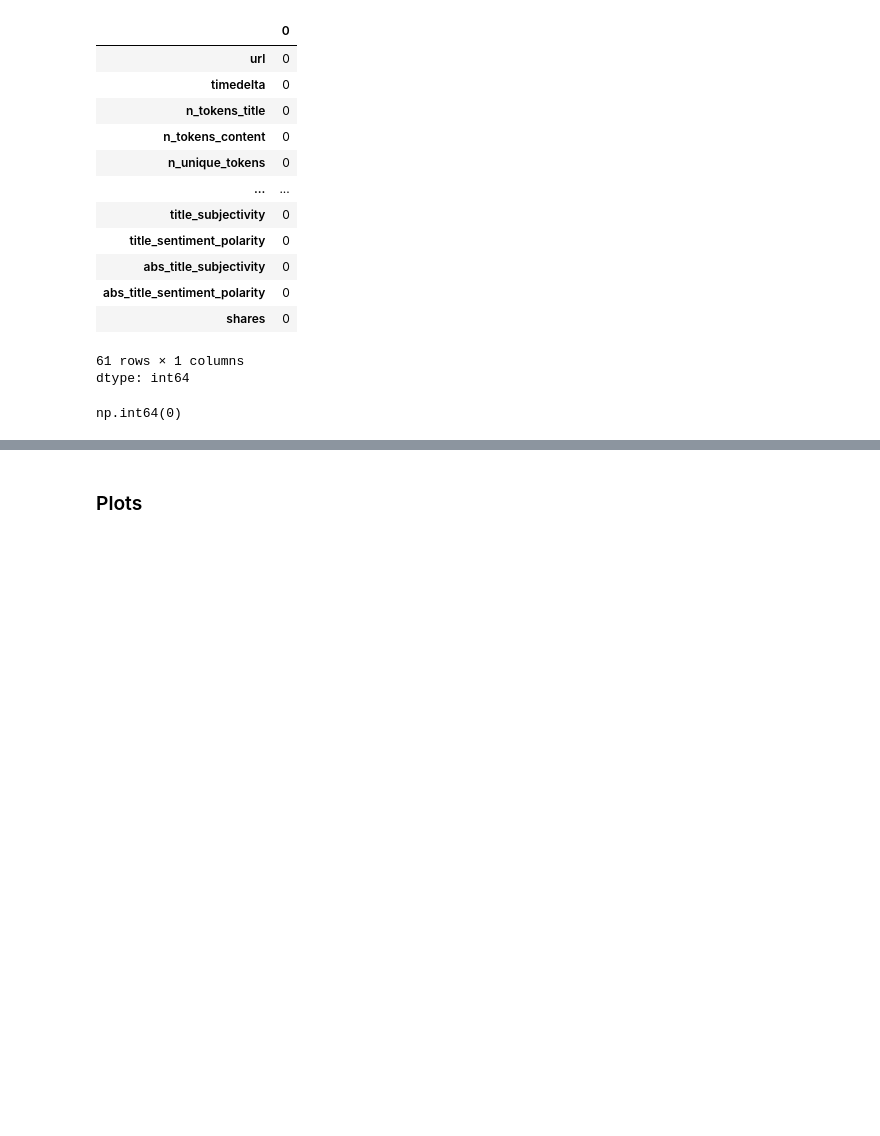
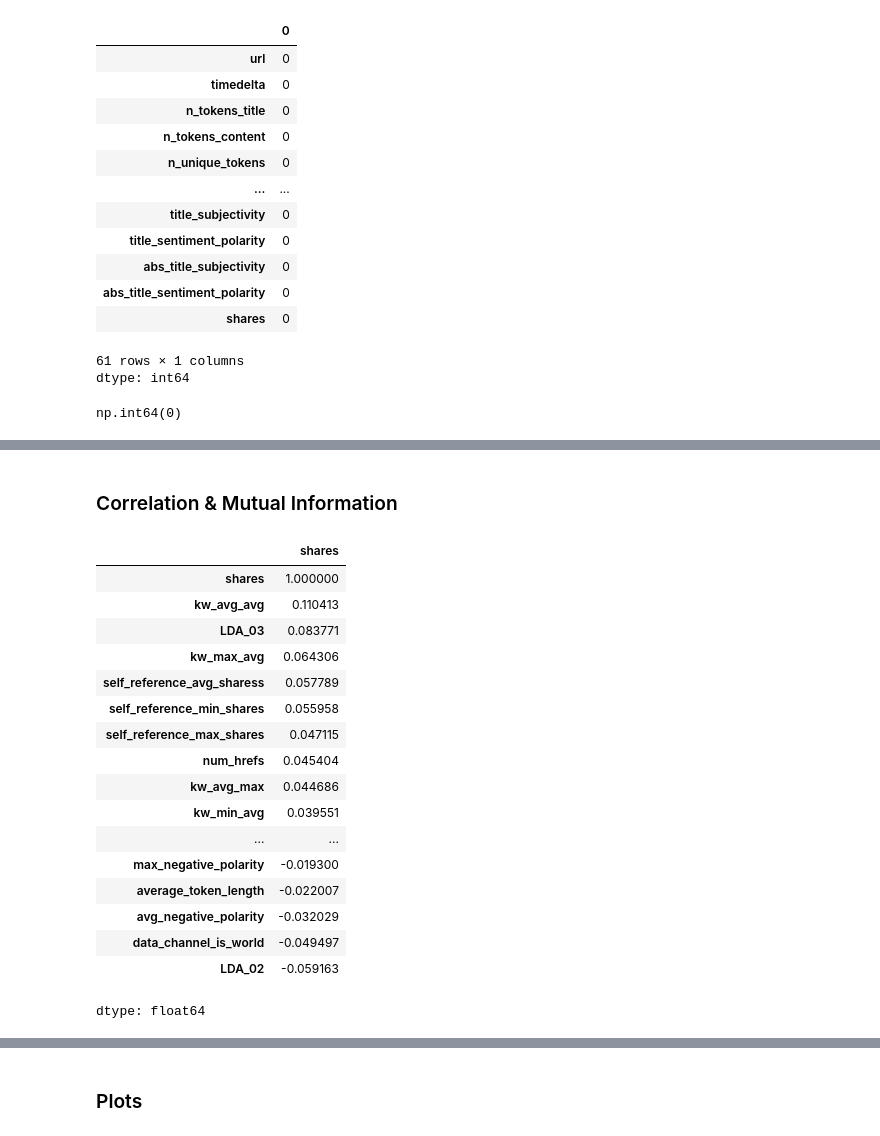
Before and after one commit to SruthiGS-Gito/Online-News-Popularity-Prediction, a Jupyter notebook: Online_News_Popularity_Prediction.ipynb, the cells around one changed output, grey strips where cells are left out. Cells and saved outputs as stored; diff of their text form; code cells hidden in the pictures; blank space fills up the shorter version.

```diff
--- a/Online_News_Popularity_Prediction.ipynb
+++ b/Online_News_Popularity_Prediction.ipynb
@@ -121,0 +138,25 @@ Index(['url'], dtype='object')
+# %% [markdown]
+### Correlation & Mutual Information
+# %%
+# correlation gives linear relationships with "shares"
+corr_with_target = df_news.corr()['shares'].sort_values(ascending=False)
+corr_with_target
+# %% [output]
+|  | shares |
+| shares | 1.000000 |
+| kw_avg_avg | 0.110413 |
+| LDA_03 | 0.083771 |
+| kw_max_avg | 0.064306 |
+| self_reference_avg_sharess | 0.057789 |
+| self_reference_min_shares | 0.055958 |
+| self_reference_max_shares | 0.047115 |
+| num_hrefs | 0.045404 |
+| kw_avg_max | 0.044686 |
+| kw_min_avg | 0.039551 |
+| ... | ... |
+| max_negative_polarity | -0.019300 |
+| average_token_length | -0.022007 |
+| avg_negative_polarity | -0.032029 |
+| data_channel_is_world | -0.049497 |
+| LDA_02 | -0.059163 |
+dtype: float64
```
Also changed, not shown: parts of 16 cells of this notebook.
